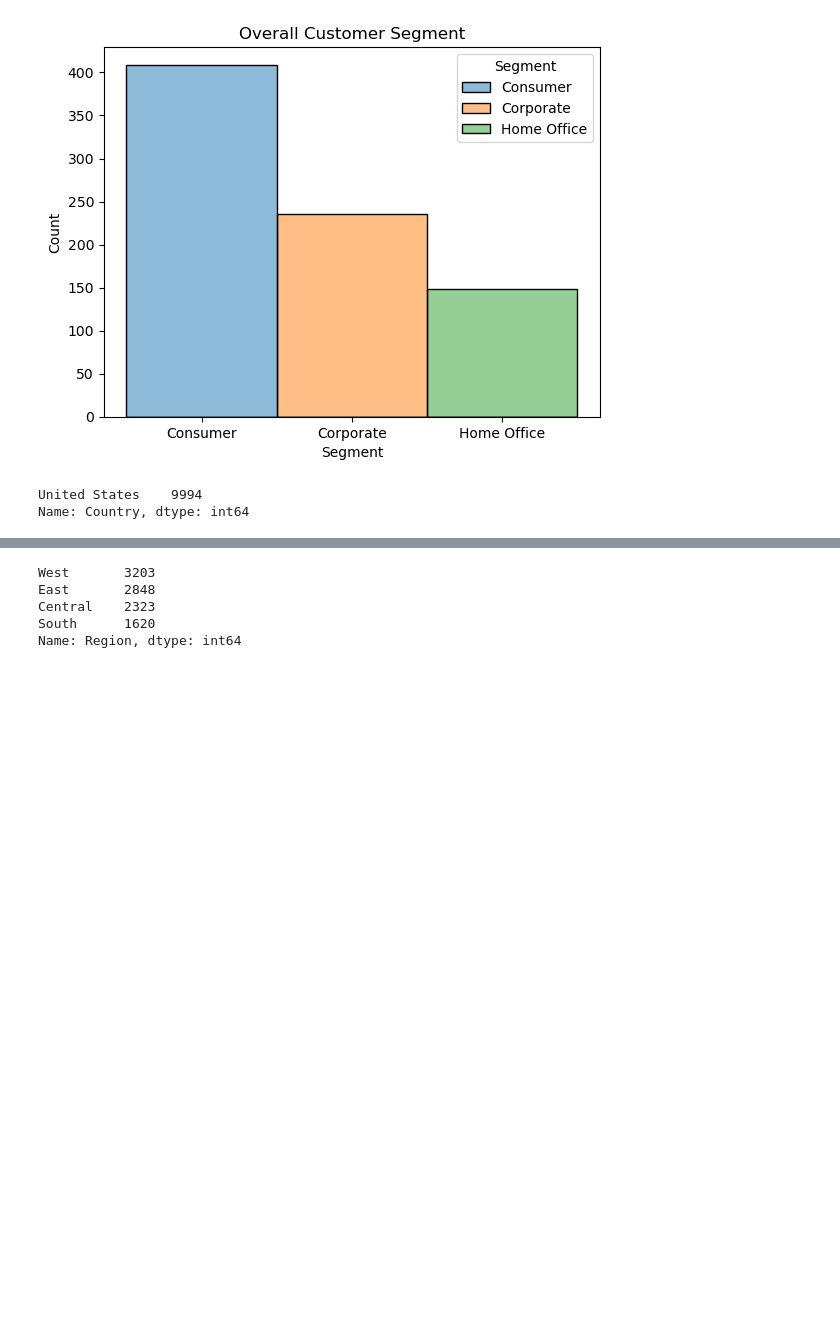
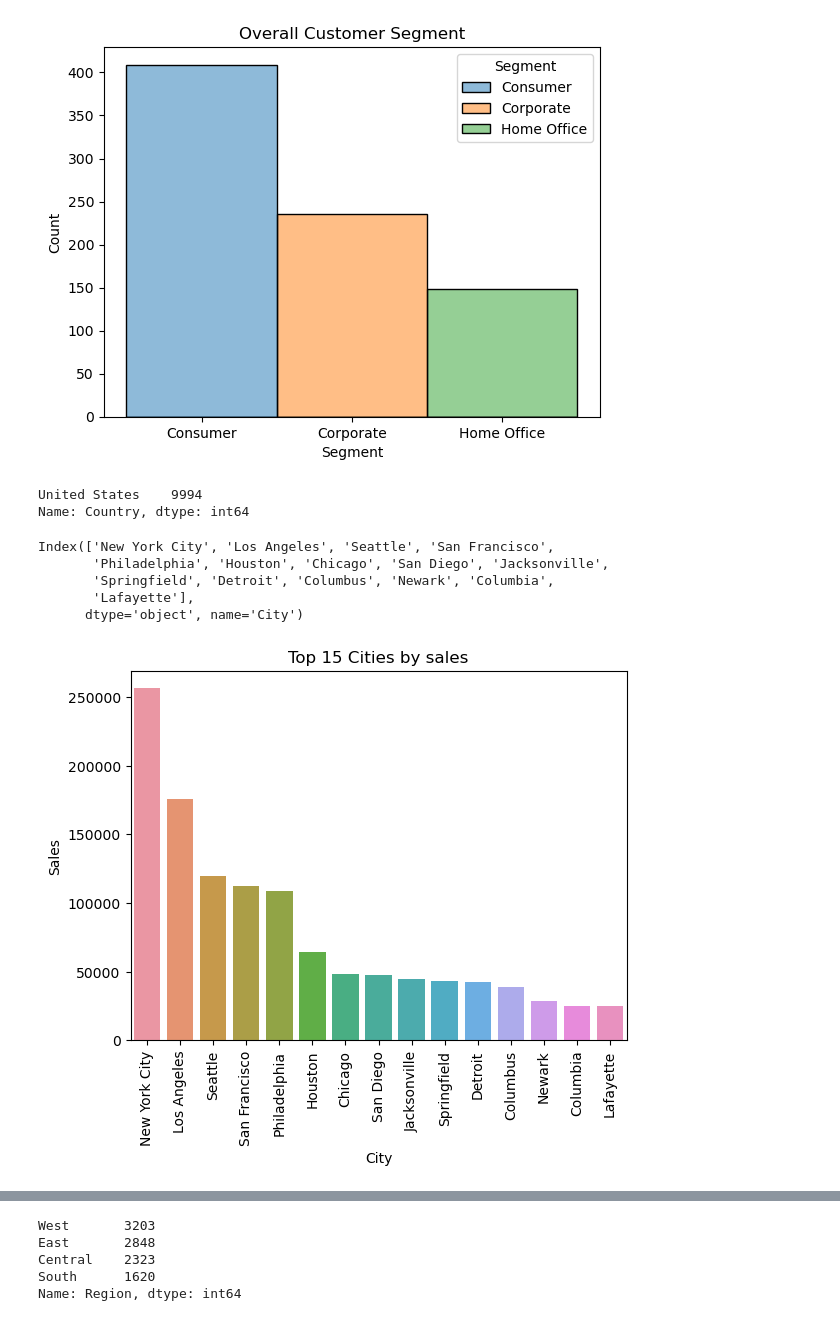
Before and after one commit to Raams-codes/RFM-Analysis, a Jupyter notebook: RFM Analysis tutorial.ipynb, the cells around one changed output, grey strips where cells are left out. Saved outputs shown, nothing was run; the diff lists cells and outputs as text; code cells hidden in the pictures; blank space fills up the shorter version.

```diff
--- a/RFM Analysis tutorial.ipynb
+++ b/RFM Analysis tutorial.ipynb
@@ -109,6 +109,25 @@ df["Country"].value_counts()
 # %% [output]
 United States    9994
 Name: Country, dtype: int64
+# %%
+
+sales_df.head(15).index
+# %% [output]
+Index(['New York City', 'Los Angeles', 'Seattle', 'San Francisco',
+       'Philadelphia', 'Houston', 'Chicago', 'San Diego', 'Jacksonville',
+       'Springfield', 'Detroit', 'Columbus', 'Newark', 'Columbia',
+       'Lafayette'],
+      dtype='object', name='City')
+# %%
+sales_df=pd.DataFrame(df.groupby(df["City"])["Sales"].sum())
+#sales_df.columns="Sales"
+sales_df=sales_df.sort_values("Sales",ascending=False)
+sns.barplot(data=sales_df.head(15),x=sales_df.head(15).index,y=sales_df.head(15)["Sales"])
+plt.xticks(rotation=90)
+plt.title("Top 15 Cities by sales")
+plt.show()
+# %% [output]
+[figure, added]
 # %%
 city_df=pd.DataFrame(df["City"].value_counts())
 city_df=city_df.sort_values("City",ascending=False)
```
Also changed, not shown: parts of 14 cells of this notebook.
